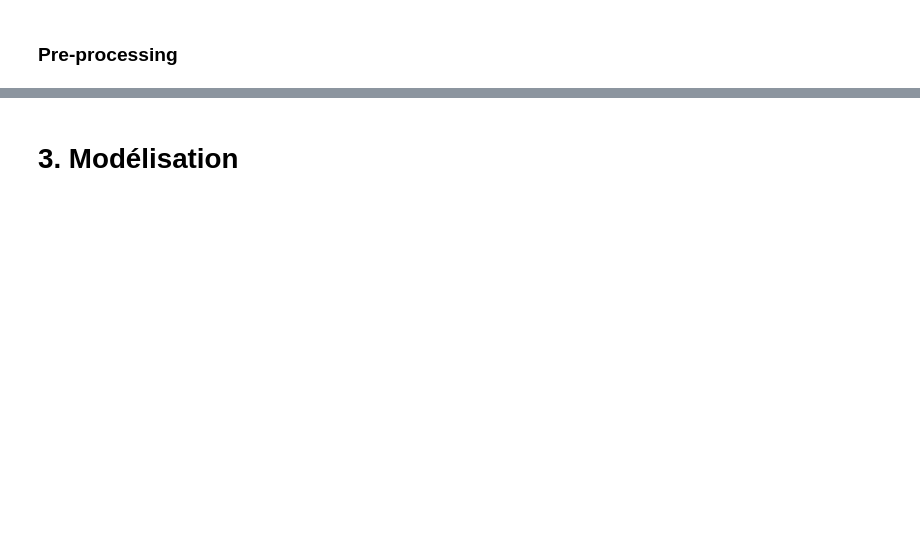
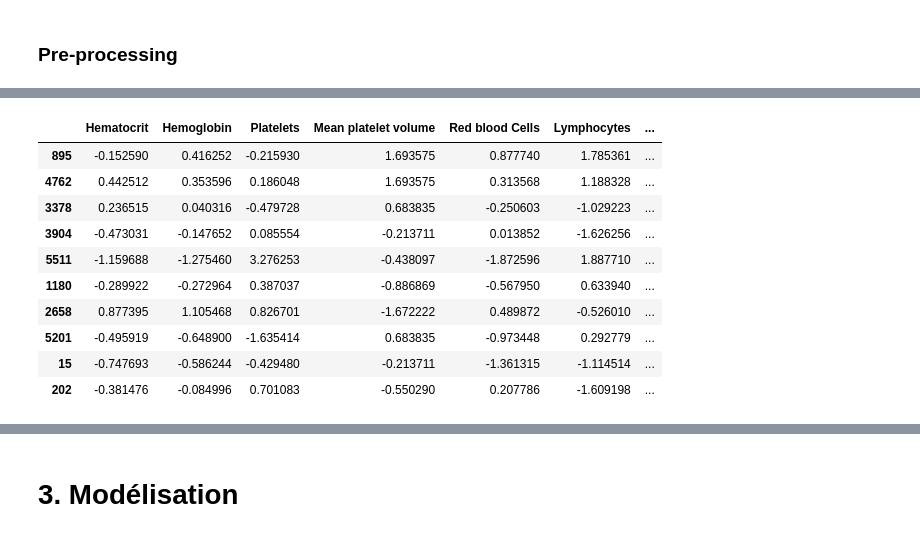
Before and after one commit to VictoorV/Pr-diction_COVID19, a Jupyter notebook: Projet covid 19_update.ipynb, the cells around one changed output, grey strips where cells are left out. Cells and saved outputs as stored; diff of their text form; code cells hidden in the pictures; blank space fills up the shorter version.

```diff
--- a/Projet covid 19_update.ipynb
+++ b/Projet covid 19_update.ipynb
@@ -702,0 +706,6 @@ def normalisation(df_train, df_test):
+# %%
+def feature_selection(df_train, df_test):
+    # À partir de la matrice de corrélation
+    #df_train.drop(['Hemoglobin', 'Red blood Cells', 'Mean corpuscular volume (MCV)'],axis=1, inplace=True)
+    #df_test.drop(['Hemoglobin', 'Red blood Cells', 'Mean corpuscular volume (MCV)'],axis=1, inplace=True)
+    return(df_train, df_test)
@@ -705,7 +722,7 @@ def normalisation(df_train, df_test):
 # %%
 def preprocessing(df_train, df_test):
     df_train, df_test = imputation(df_train, df_test)
-    df_train, df_test = normalisation(df_train, df_test)
+    df_train, df_test = feature_selection(df_train, df_test)
     X_train = df_train.drop('SARS-Cov-2 exam result', axis=1)
     Y_train = df_train['SARS-Cov-2 exam result']
     Y_train = encodage_target(Y_train)
@@ -738,0 +753,14 @@ from sklearn.metrics import classification_report
+# %%
+X_test.head(10)
+# %% [output]
+|  | Hematocrit | Hemoglobin | Platelets | Mean platelet volume | Red blood Cells | Lymphocytes | ... |
+| 895 | -0.152590 | 0.416252 | -0.215930 | 1.693575 | 0.877740 | 1.785361 | ... |
+| 4762 | 0.442512 | 0.353596 | 0.186048 | 1.693575 | 0.313568 | 1.188328 | ... |
+| 3378 | 0.236515 | 0.040316 | -0.479728 | 0.683835 | -0.250603 | -1.029223 | ... |
+| 3904 | -0.473031 | -0.147652 | 0.085554 | -0.213711 | 0.013852 | -1.626256 | ... |
+| 5511 | -1.159688 | -1.275460 | 3.276253 | -0.438097 | -1.872596 | 1.887710 | ... |
+| 1180 | -0.289922 | -0.272964 | 0.387037 | -0.886869 | -0.567950 | 0.633940 | ... |
+| 2658 | 0.877395 | 1.105468 | 0.826701 | -1.672222 | 0.489872 | -0.526010 | ... |
+| 5201 | -0.495919 | -0.648900 | -1.635414 | 0.683835 | -0.973448 | 0.292779 | ... |
+| 15 | -0.747693 | -0.586244 | -0.429480 | -0.213711 | -1.361315 | -1.114514 | ... |
+| 202 | -0.381476 | -0.084996 | 0.701083 | -0.550290 | 0.207786 | -1.609198 | ... |
```
Also changed, not shown: parts of 110 cells of this notebook.
